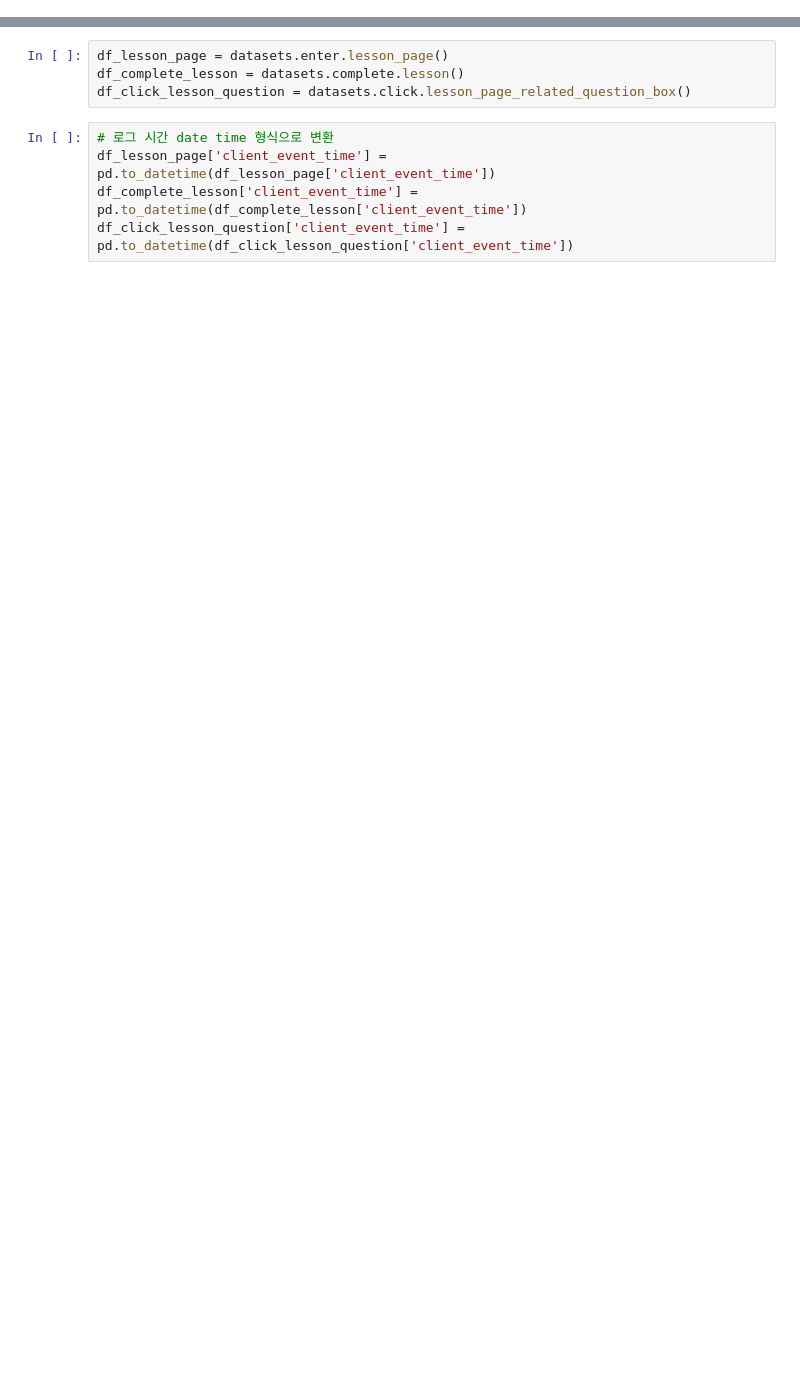
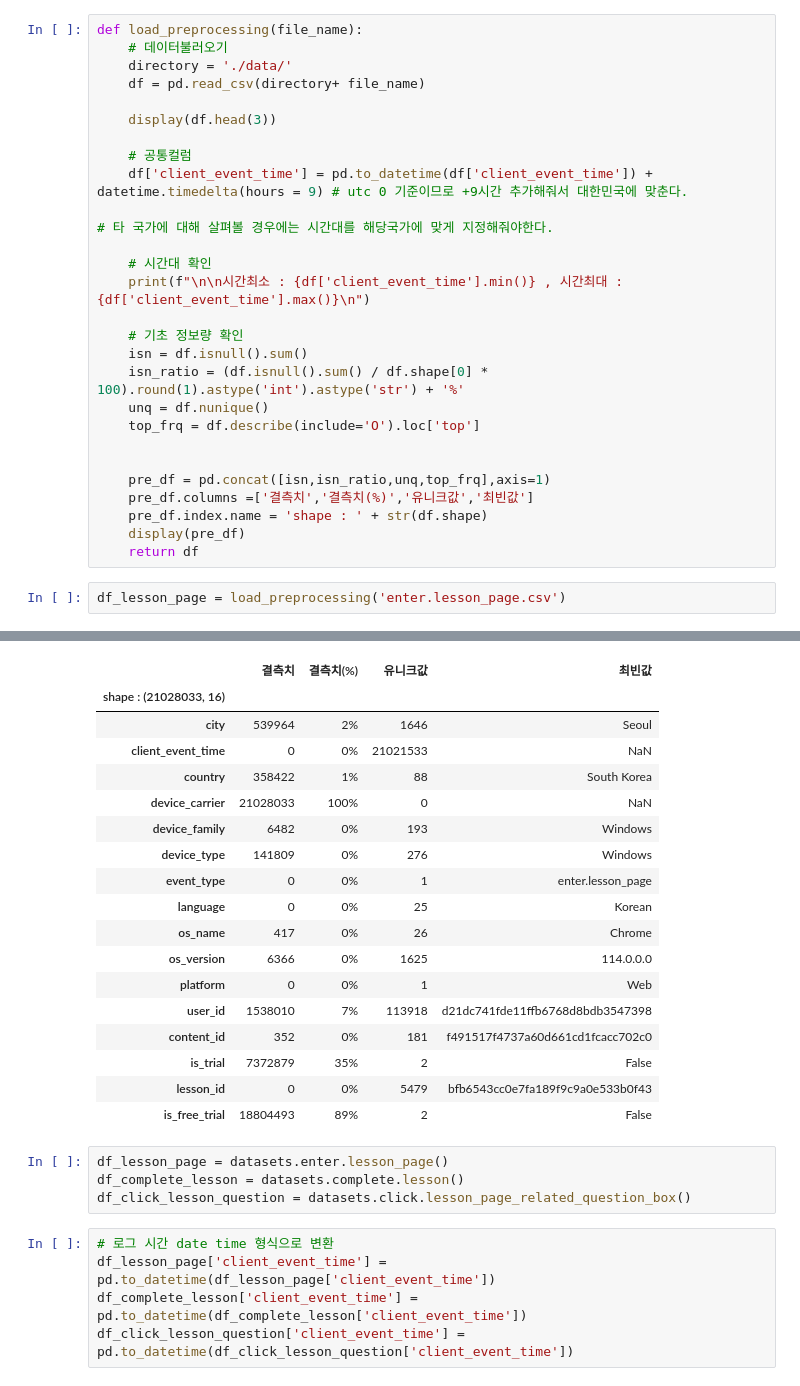
Before and after one commit to saeraniren/intermediate_project, a Jupyter notebook: soomin_main.ipynb, the cells around one changed output, grey strips where cells are left out. Saved outputs shown, nothing was run; the diff lists cells and outputs as text; blank space fills up the shorter version.

```diff
--- a/soomin_main.ipynb
+++ b/soomin_main.ipynb
@@ -9 +9,31 @@ plt.rc('font', family='Malgun Gothic')
 import datasets
+# %%
+def load_preprocessing(file_name):
+    # 데이터불러오기
+    directory = './data/'
+    df = pd.read_csv(directory+ file_name)
+
+    display(df.head(3))
+
+    # 공통컬럼
+    df['client_event_time'] = pd.to_datetime(df['client_event_time']) + datetime.timedelta(hours = 9) # utc 0 기준이므로 +9시간 추가해줘서 대한민국에 맞춘다.
+                                                                                                      # 타 국가에 대해 살펴볼 경우에는 시간대를 해당국가에 맞게 지정해줘야한다.
+
+    # 시간대 확인
+    print(f"\n\n시간최소 : {df['client_event_time'].min()} , 시간최대 :{df['client_event_time'].max()}\n")
+
+    # 기초 정보량 확인
+    isn = df.isnull().sum()
+    isn_ratio = (df.isnull().sum() / df.shape[0] * 100).round(1).astype('int').astype('str') + '%'
+    unq = df.nunique()
+    top_frq = df.describe(include='O').loc['top']
+
+
+    pre_df = pd.concat([isn,isn_ratio,unq,top_frq],axis=1)
+    pre_df.columns =['결측치','결측치(%)','유니크값','최빈값']
+    pre_df.index.name = 'shape : ' + str(df.shape)
+    display(pre_df)
+    return df
+# %%
+df_lesson_page = load_preprocessing('enter.lesson_page.csv')
+# %% [output]
@@ -10,3 +45,21 @@ import datasets
+|  | 결측치 | 결측치(%) | 유니크값 | 최빈값 |
+| shape : (21028033, 16) |  |  |  |  |
+| city | 539964 | 2% | 1646 | Seoul |
+| client_event_time | 0 | 0% | 21021533 | NaN |
+| country | 358422 | 1% | 88 | South Korea |
+| device_carrier | 21028033 | 100% | 0 | NaN |
+| device_family | 6482 | 0% | 193 | Windows |
+| device_type | 141809 | 0% | 276 | Windows |
+| event_type | 0 | 0% | 1 | enter.lesson_page |
+| language | 0 | 0% | 25 | Korean |
+| os_name | 417 | 0% | 26 | Chrome |
+| os_version | 6366 | 0% | 1625 | 114.0.0.0 |
+| platform | 0 | 0% | 1 | Web |
+| user_id | 1538010 | 7% | 113918 | d21dc741fde11ffb6768d8bdb3547398 |
+| content_id | 352 | 0% | 181 | f491517f4737a60d661cd1fcacc702c0 |
+| is_trial | 7372879 | 35% | 2 | False |
+| lesson_id | 0 | 0% | 5479 | bfb6543cc0e7fa189f9c9a0e533b0f43 |
+| is_free_trial | 18804493 | 89% | 2 | False |
 # %%
 df_lesson_page = datasets.enter.lesson_page()
 df_complete_lesson = datasets.complete.lesson()
```
Also changed, not shown: parts of 41 cells of this notebook.
